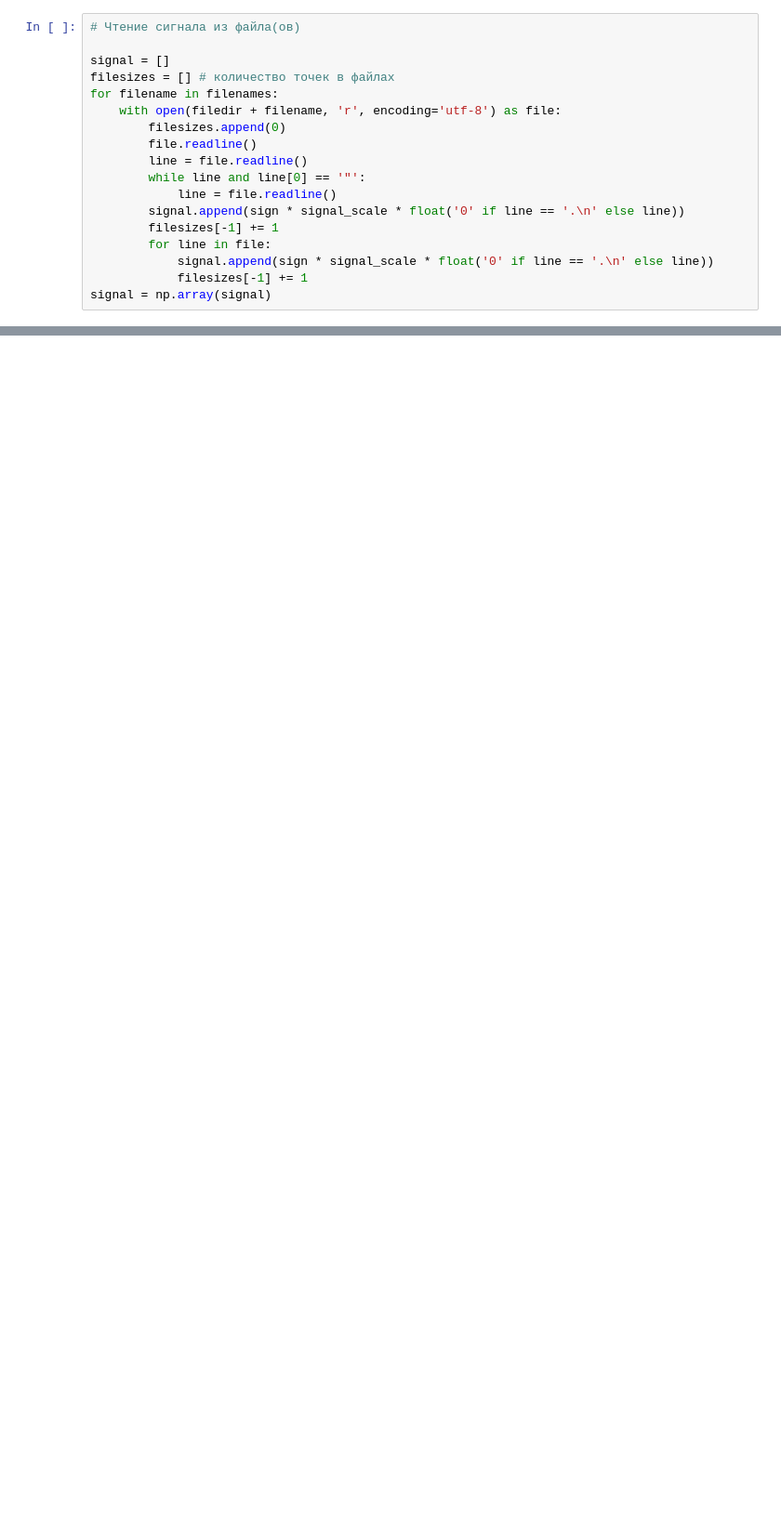
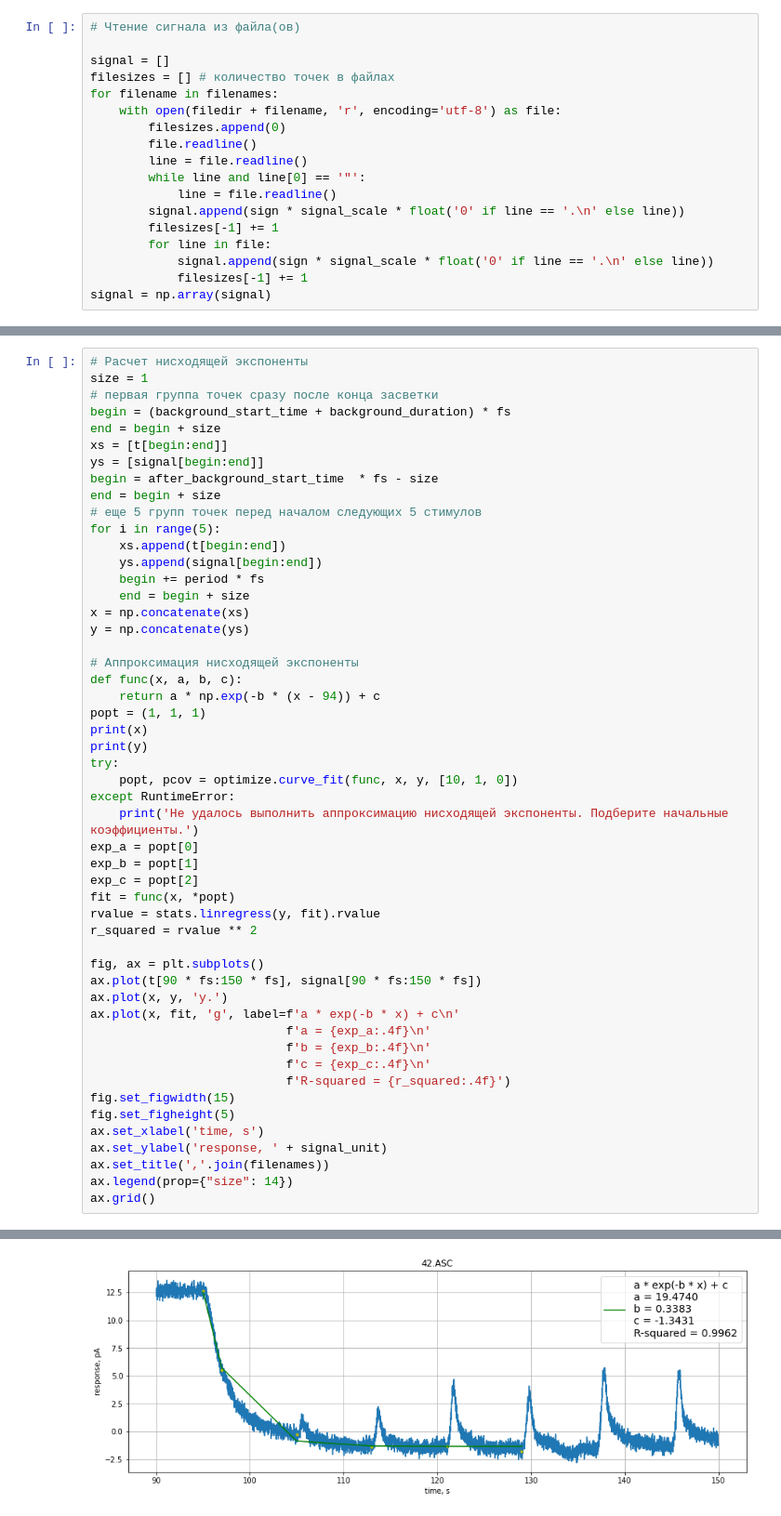
Before and after one commit to AndreiZherder/adaptation-memory, a Jupyter notebook: frog-rod.ipynb, the cells around one changed output, grey strips where cells are left out. Shown at 93% size. Drawn from its saved outputs; the diff is of its cells as text; blank space fills up the shorter version.

```diff
--- a/frog-rod.ipynb
+++ b/frog-rod.ipynb
@@ -54,0 +56,52 @@ ax.grid()
+# %%
+# Расчет нисходящей экспоненты
+size = 1
+# первая группа точек сразу после конца засветки
+begin = (background_start_time + background_duration) * fs
+end = begin + size
+xs = [t[begin:end]]
+ys = [signal[begin:end]]
+begin = after_background_start_time  * fs - size
+end = begin + size
+# еще 5 групп точек перед началом следующих 5 стимулов
+for i in range(5):
+    xs.append(t[begin:end])
+    ys.append(signal[begin:end])
+    begin += period * fs
+    end = begin + size
+x = np.concatenate(xs)
+y = np.concatenate(ys)
+
+# Аппроксимация нисходящей экспоненты
+def func(x, a, b, c):
+    return a * np.exp(-b * (x - 94)) + c
+popt = (1, 1, 1)
+print(x)
+print(y)
+try:
+    popt, pcov = optimize.curve_fit(func, x, y, [10, 1, 0])
+except RuntimeError:
+    print('Не удалось выполнить аппроксимацию нисходящей экспоненты. Подберите начальные коэффициенты.')
+exp_a = popt[0]
+exp_b = popt[1]
+exp_c = popt[2]
+fit = func(x, *popt)
+rvalue = stats.linregress(y, fit).rvalue
+r_squared = rvalue ** 2
+
+fig, ax = plt.subplots()
+ax.plot(t[90 * fs:150 * fs], signal[90 * fs:150 * fs])
+ax.plot(x, y, 'y.')
+ax.plot(x, fit, 'g', label=f'a * exp(-b * x) + c\n'
+                           f'a = {exp_a:.4f}\n'
+                           f'b = {exp_b:.4f}\n'
+                           f'c = {exp_c:.4f}\n'
+                           f'R-squared = {r_squared:.4f}')
+fig.set_figwidth(15)
+fig.set_figheight(5)
+ax.set_xlabel('time, s')
+ax.set_ylabel('response, ' + signal_unit)
+ax.set_title(','.join(filenames))
+ax.legend(prop={"size": 14})
+ax.grid()
+# %% [output]
@@ -55,3 +110,4 @@ ax.grid()
+[figure, added]
 # %%
 # Расчет количества стимулов
 
```
Also changed, not shown: parts of 6 cells of this notebook.
